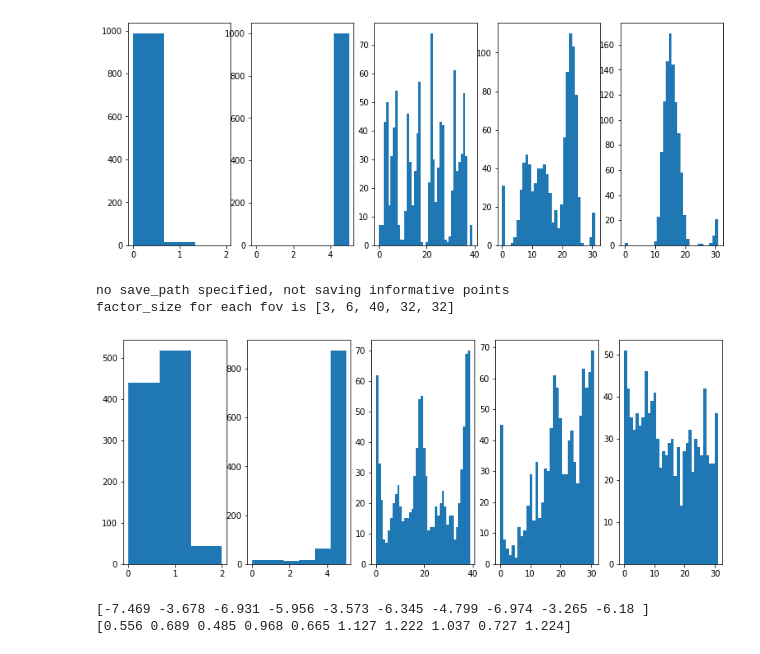
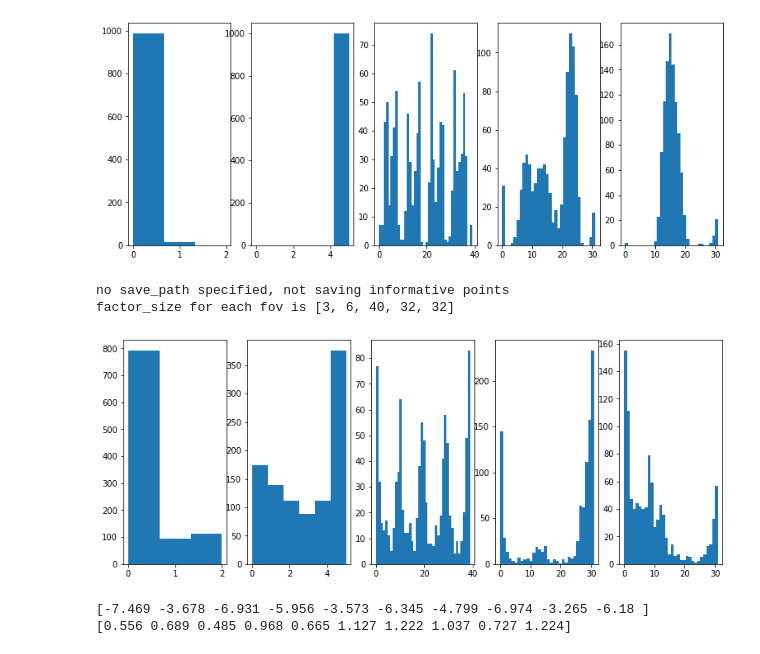
Before and after one commit to jasonmhwu/disentanglement_lib, a Jupyter notebook: notebooks/visualize_mean_and_std.ipynb, the cells around one changed output. Cells and saved outputs as stored; diff of their text form; code cells hidden in the pictures.

```diff
--- a/notebooks/visualize_mean_and_std.ipynb
+++ b/notebooks/visualize_mean_and_std.ipynb
@@ -183,18 +181,18 @@ same_indices = set(list50).intersection(set(list53))
 # %%
 # how are the ground truth values for informative points distributed
 # look at the ground truth values for highest dropout uncertainty
-model_dir = "/home/mwu34/disentanglement_lib/output_active_learning_study_v7/19/model/artifacts/"
+model_dir = "/home/mwu34/disentanglement_lib/output_active_learning_study_v7/48/model/artifacts/"
 labelled_indices = []
 for iteration in range(10):
     file_path = os.path.join(model_dir, f"labelled_indices_iter_{iteration}.npy")
     indices = np.load(file_path)
     labelled_indices.extend(list(indices))
 labelled_factors = index_to_factors(labelled_indices, dsprites.factor_bases, save=False)
 plot_ground_truth_factor_hist(labelled_factors, dsprites.full_factor_sizes[1:])
 # %% [output]
 no save_path specified, not saving informative points
 factor_size for each fov is [3, 6, 40, 32, 32]
-[figure, old version]
+[figure, new version]
 # %%
 print(np.mean(representation_dict['logvar'], 0))
 print(np.std(representation_dict['logvar'], 0))
```
Also changed, not shown: parts of 1 cell of this notebook, 7 other files.
